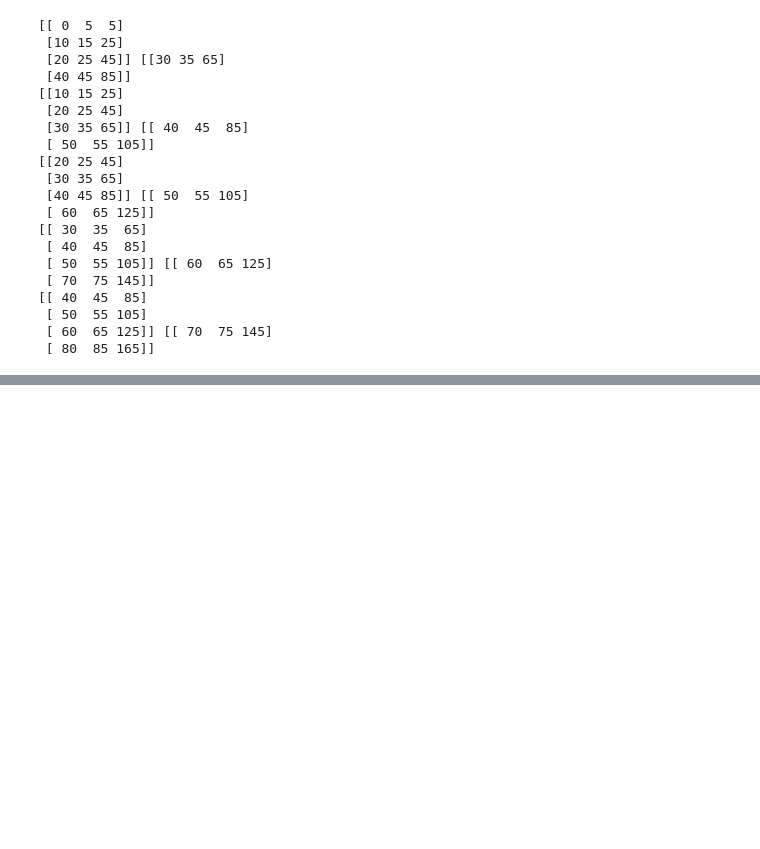
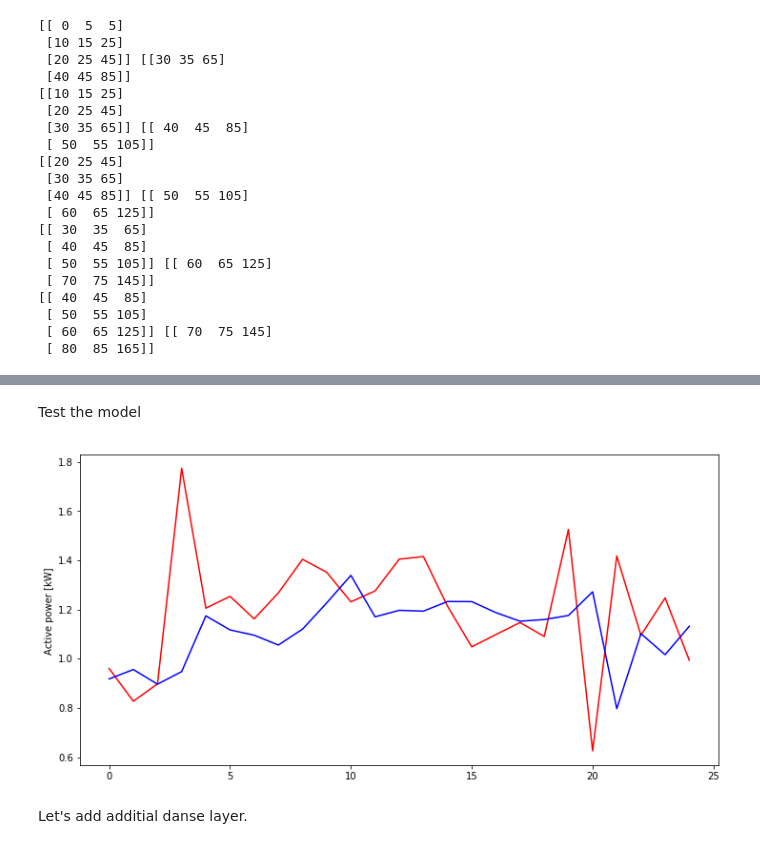
Before and after one commit to milosbozic/ml-conference-workshop, a Jupyter notebook: ml_conferece_wokshop.ipynb, the cells around one changed output, grey strips where cells are left out. Cells and saved outputs as stored; diff of their text form; code cells hidden in the pictures; blank space fills up the shorter version.

```diff
--- a/ml_conferece_wokshop.ipynb
+++ b/ml_conferece_wokshop.ipynb
@@ -404,0 +402,12 @@ for i in range(len(X)):
+# %%
+seq = train['Global_active_power'].values
+
+timesteps = 7
+horizon = 1
+
+X, y = univariate_split(seq, timesteps, horizon)
+
+# reshape from [samples, timesteps] -> [samples, timesteps, features]
+n_features = 1
+
+X = X.reshape((X.shape[0], X.shape[1], n_features))
@@ -404,0 +416,13 @@ for i in range(len(X)):
+# %%
+import tensorflow as tf
+
+model = tf.keras.Sequential([
+    tf.keras.layers.LSTM(200, activation='relu', input_shape=(timesteps, n_features)),
+    tf.keras.layers.Dense(1)
+])
+
+model.summary()
+
+model.compile(optimizer='adam', loss=tf.keras.losses.MeanSquaredError())
+
+model.fit(X, y, epochs=100, verbose=0)
@@ -404,0 +442,20 @@ for i in range(len(X)):
+# %% [markdown]
+Test the model
+# %%
+test_seq = test['Global_active_power'].values
+
+# We are doing prediction one step ahead and we can generate test sequence using same function as we used for traing sequence
+x_test, y_test = univariate_split(test_seq, timesteps, horizon)
+
+x_test = x_test.reshape((x_test.shape[0], timesteps, n_features))
+yhat = model.predict(x_test, verbose=0)
+
+plt.figure(figsize=(12,6))
+plt.plot(y_test, 'r')
+plt.plot(yhat, 'b')
+plt.ylabel('Active power [kW] ')
+plt.show()
+# %% [output]
+[figure, added]
+# %% [markdown]
+Let's add additial danse layer.
```
Also changed, not shown: parts of 21 cells of this notebook.
